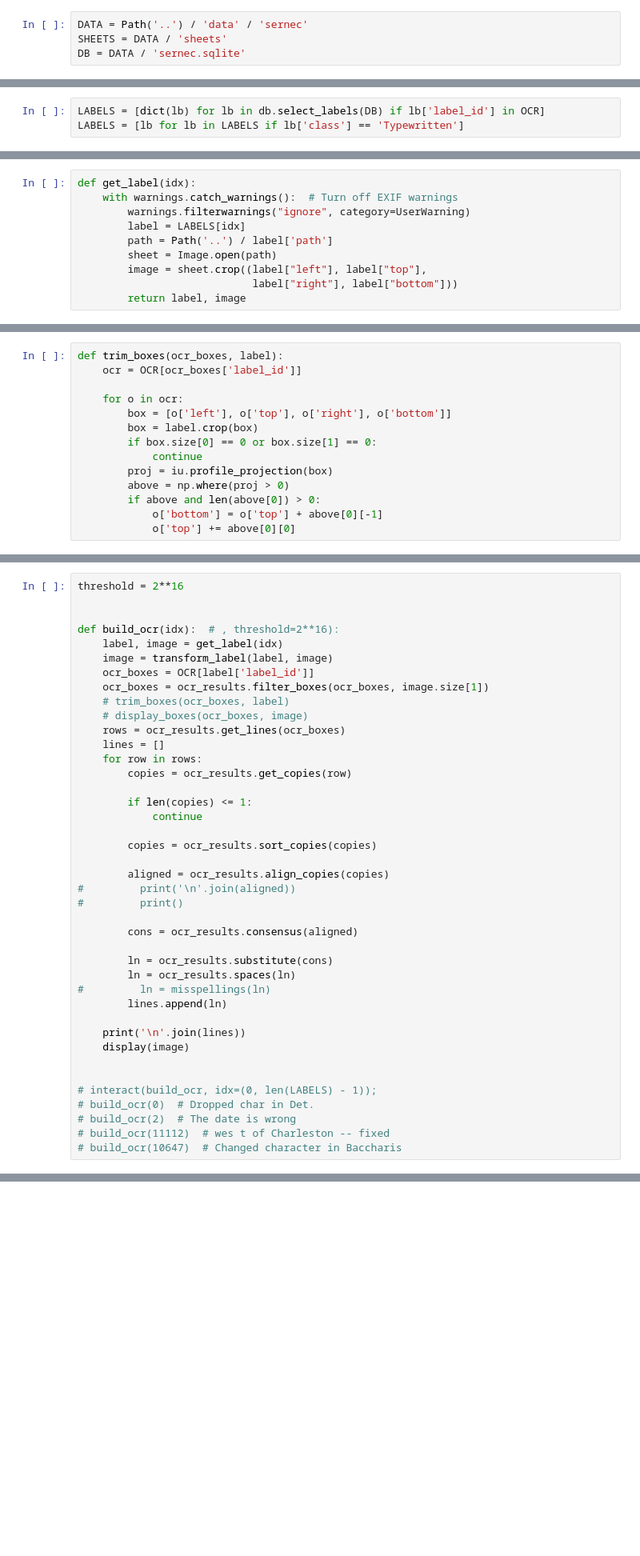
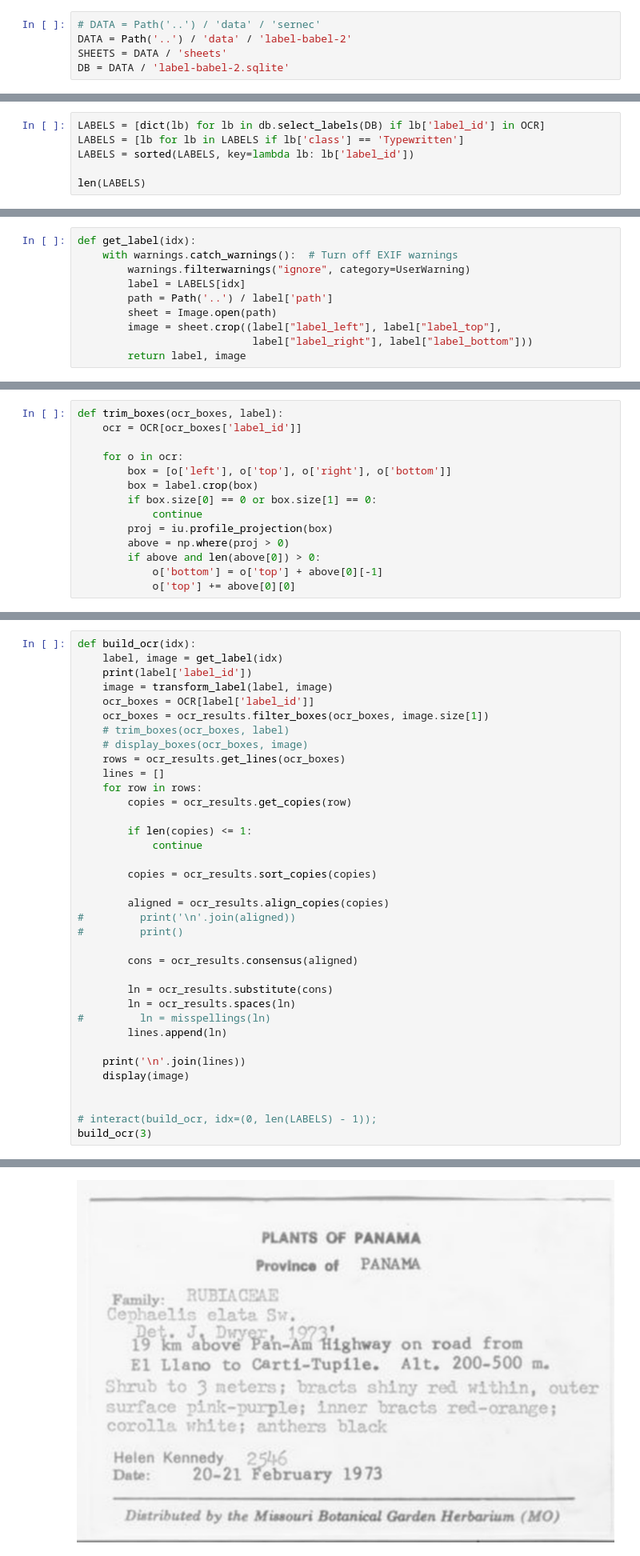
Before and after one commit to rafelafrance/digi_leap_old, a Jupyter notebook: notebooks/align_ocr.ipynb, the cells around one changed output, grey strips where cells are left out. Shown at 80% size. Cells and saved outputs as stored; diff of their text form; blank space fills up the shorter version.

```diff
--- a/notebooks/align_ocr.ipynb
+++ b/notebooks/align_ocr.ipynb
@@ -39,8 +17,9 @@ from digi_leap.pylib import (
 )
 # %%
-DATA = Path('..') / 'data' / 'sernec'
+# DATA = Path('..') / 'data' / 'sernec'
+DATA = Path('..') / 'data' / 'label-babel-2'
 SHEETS = DATA / 'sheets'
-DB = DATA / 'sernec.sqlite'
+DB = DATA / 'label-babel-2.sqlite'
 # %%
 SHEETS = [dict(s) for s in db.select_sheets(DB)]
 # %%
@@ -51,3 +30,6 @@ for o in ocr:
 # %%
 LABELS = [dict(lb) for lb in db.select_labels(DB) if lb['label_id'] in OCR]
 LABELS = [lb for lb in LABELS if lb['class'] == 'Typewritten']
+LABELS = sorted(LABELS, key=lambda lb: lb['label_id'])
+
+len(LABELS)
@@ -58,8 +42,8 @@ def get_label(idx):
         label = LABELS[idx]
         path = Path('..') / label['path']
         sheet = Image.open(path)
-        image = sheet.crop((label["left"], label["top"],
-                            label["right"], label["bottom"]))
+        image = sheet.crop((label["label_left"], label["label_top"],
+                            label["label_right"], label["label_bottom"]))
         return label, image
 # %%
 def transform_label(label, image):
@@ -127,11 +111,9 @@ def misspellings(ln):
 
     return ' '.join(new)
 # %%
-threshold = 2**16
-
-
-def build_ocr(idx):  # , threshold=2**16):
+def build_ocr(idx):
     label, image = get_label(idx)
+    print(label['label_id'])
     image = transform_label(label, image)
     ocr_boxes = OCR[label['label_id']]
     ocr_boxes = ocr_results.filter_boxes(ocr_boxes, image.size[1])
@@ -163,7 +145,5 @@ def build_ocr(idx):  # , threshold=2**16):
 
 
 # interact(build_ocr, idx=(0, len(LABELS) - 1));
-# build_ocr(0)  # Dropped char in Det.
-# build_ocr(2)  # The date is wrong
-# build_ocr(11112)  # wes t of Charleston -- fixed
-# build_ocr(10647)  # Changed character in Baccharis
+build_ocr(3)
+# %% [output]
@@ -169,0 +164 @@ def build_ocr(idx):  # , threshold=2**16):
+[figure, added]
```
Also changed, not shown: parts of 4 cells of this notebook, 5 other files.
